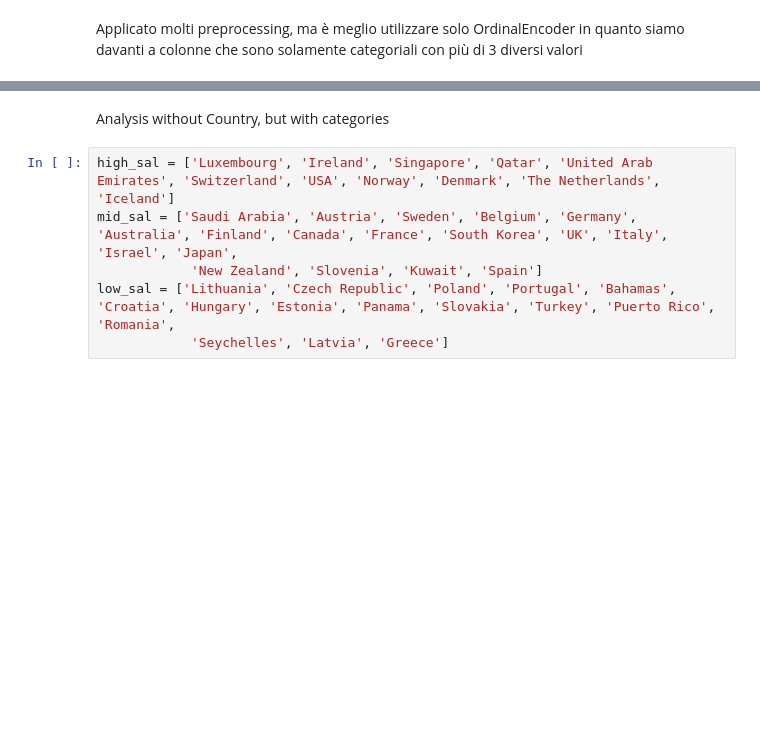
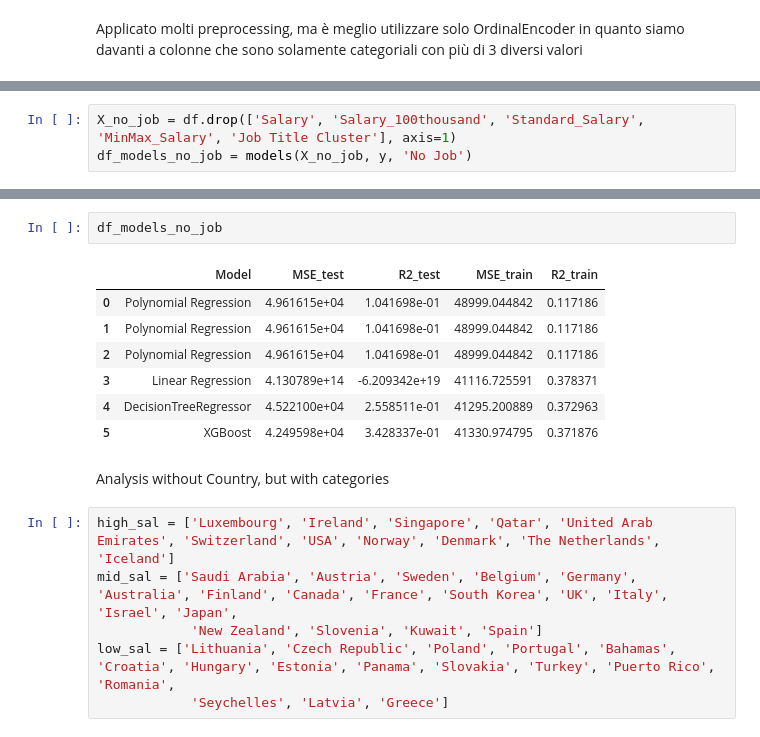
Before and after one commit to RVJIM/Machine-Learning_Salary, a Jupyter notebook: main.ipynb, the cells around one changed output, grey strips where cells are left out. Drawn from its saved outputs; the diff is of its cells as text; blank space fills up the shorter version.

```diff
--- a/main.ipynb
+++ b/main.ipynb
@@ -454,0 +634,3 @@ df_models_val_main
+# %%
+X_no_job = df.drop(['Salary', 'Salary_100thousand', 'Standard_Salary', 'MinMax_Salary', 'Job Title Cluster'], axis=1)
+df_models_no_job = models(X_no_job, y, 'No Job')
@@ -455,3 +655,13 @@ df_models_val_main
+# %%
+df_models_no_job
+# %% [output]
+|  | Model | MSE_test | R2_test | MSE_train | R2_train |
+| 0 | Polynomial Regression | 4.961615e+04 | 1.041698e-01 | 48999.044842 | 0.117186 |
+| 1 | Polynomial Regression | 4.961615e+04 | 1.041698e-01 | 48999.044842 | 0.117186 |
+| 2 | Polynomial Regression | 4.961615e+04 | 1.041698e-01 | 48999.044842 | 0.117186 |
+| 3 | Linear Regression | 4.130789e+14 | -6.209342e+19 | 41116.725591 | 0.378371 |
+| 4 | DecisionTreeRegressor | 4.522100e+04 | 2.558511e-01 | 41295.200889 | 0.372963 |
+| 5 | XGBoost | 4.249598e+04 | 3.428337e-01 | 41330.974795 | 0.371876 |
 # %% [markdown]
 Analysis without Country, but with categories
 # %%
```
Also changed, not shown: parts of 45 cells of this notebook, 45 other files.
